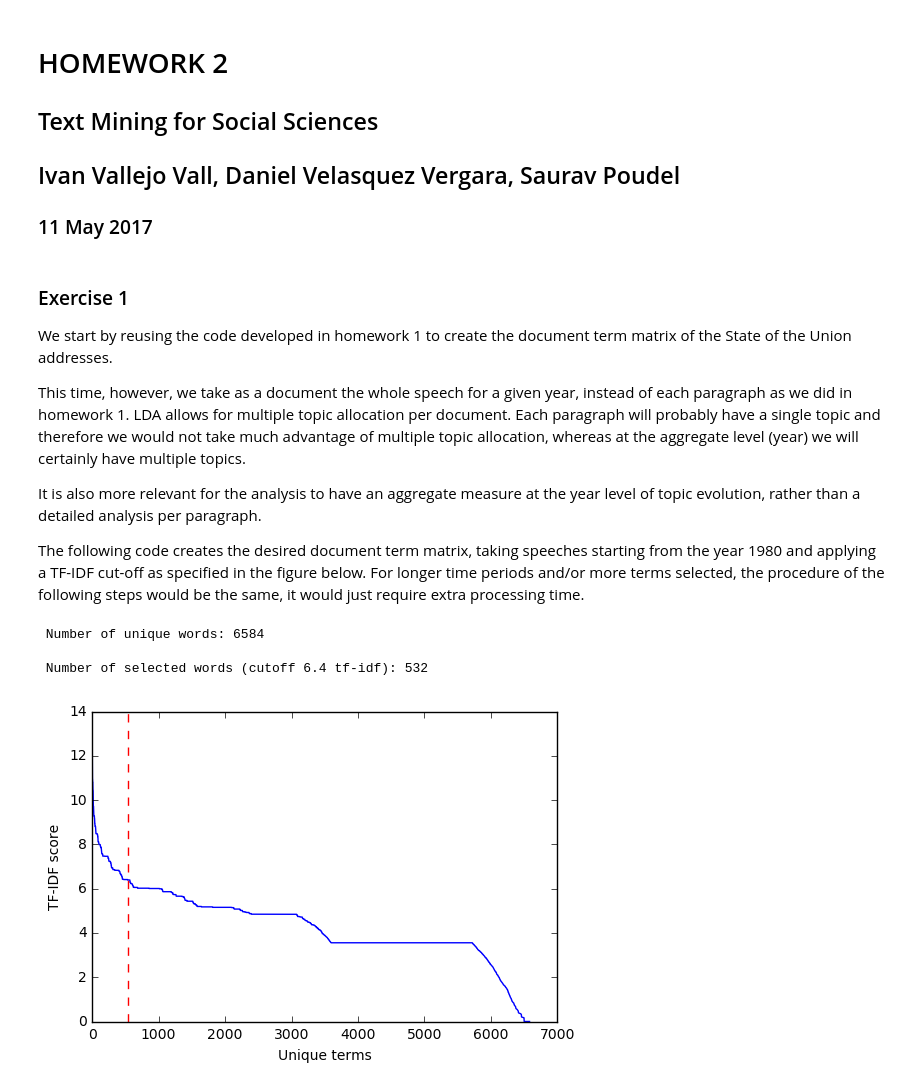
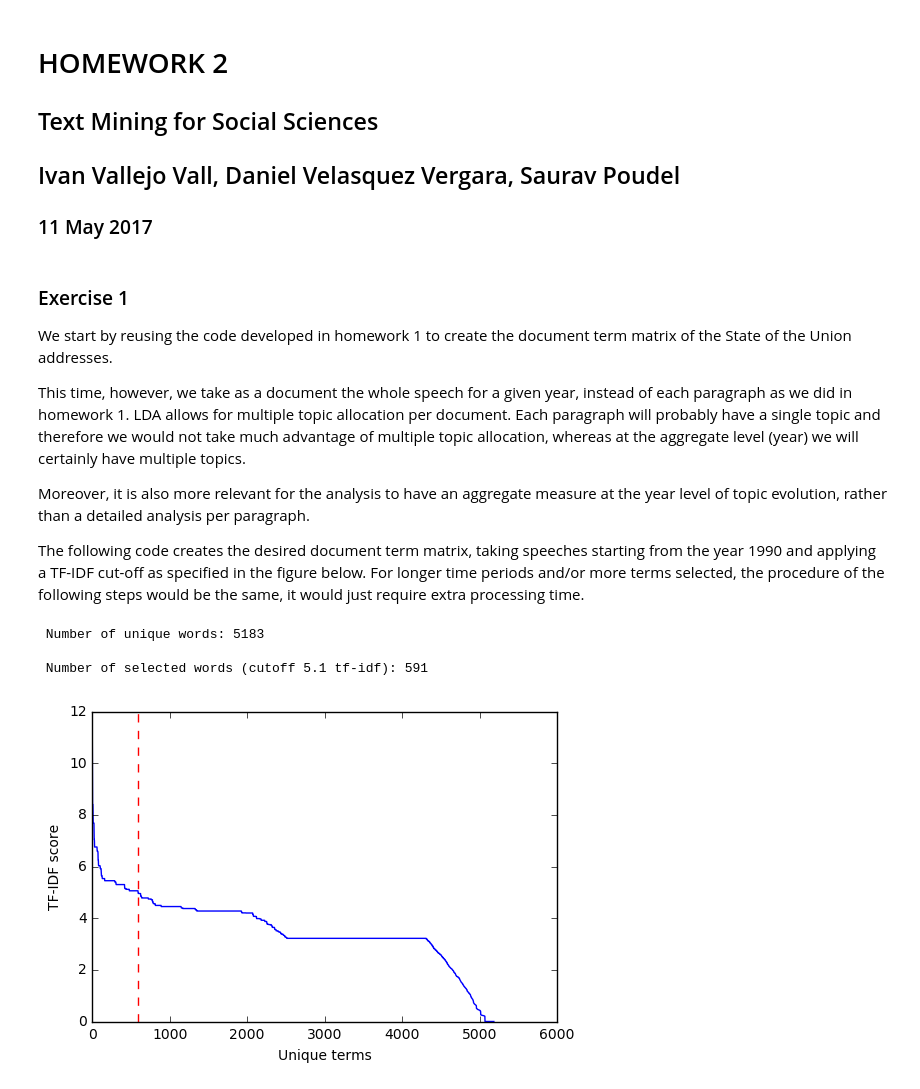
Before and after one commit to veldanie/text_mining, a Jupyter notebook: Report2.ipynb, the cells around one changed output. Saved outputs shown, nothing was run; the diff lists cells and outputs as text; code cells hidden in the pictures.

```diff
--- a/Report2.ipynb
+++ b/Report2.ipynb
@@ -10,9 +10,9 @@ We start by reusing the code developed in homework 1 to create the document term
 
 This time, however, we take as a document the whole speech for a given year, instead of each paragraph as we did in homework 1. LDA allows for multiple topic allocation per document. Each paragraph will probably have a single topic and therefore we would not take much advantage of multiple topic allocation, whereas at the aggregate level (year) we will certainly have multiple topics.
 
-It is also more relevant for the analysis to have an aggregate measure at the year level of topic evolution, rather than a detailed analysis per paragraph.
+Moreover, it is also more relevant for the analysis to have an aggregate measure at the year level of topic evolution, rather than a detailed analysis per paragraph.
 
-The following code creates the desired document term matrix, taking speeches starting from the year 1980 and applying a TF-IDF cut-off as specified in the figure below. For longer time periods and/or more terms selected, the procedure of the following steps would be the same, it would just require extra processing time.
+The following code creates the desired document term matrix, taking speeches starting from the year 1990 and applying a TF-IDF cut-off as specified in the figure below. For longer time periods and/or more terms selected, the procedure of the following steps would be the same, it would just require extra processing time.
 # %%
 #import packages
 import numpy as np
@@ -26,7 +26,7 @@ import operator
 # Download corpora if necessary: nl.download()
 
 # Start analysis from this year
-year = 1980
+year = 1990
 span = 2014-year+1
 
 # Import state-of-the-union speech
@@ -38,7 +38,7 @@ text_data = text_raw.loc[text_raw['year']>=year, :]
 # Reconstitute full speech for each year
 text_year = pd.DataFrame(index=range(span), columns=['speech','year'])
 for i in range(span):
-    text_year['speech'][i]=''.join(text_data['speech'][text_data['year']==year+i])
+    text_year['speech'][i]=' '.join(text_data['speech'][text_data['year']==year+i])
     text_year['year'][i]= year+i
 
 #Processing of the data
@@ -69,34 +69,34 @@ word_count = nl.FreqDist(tokens)
 tf = {k: 1+np.log(v) for k, v in word_count.items()}
 df = {k: np.sum(list(map(lambda x: k in x, docs))) for k in word_count.keys()}
 idf = {k: np.log(ld/v) for k, v in df.items()}
 tfidf = {k : v * tf[k] for k, v in idf.items() if k in tf}
 
 # Based on the ranking we select 500 words with highest tf-idf
 # 1st we get the rank
 rank = sorted(tfidf.items(), key=operator.itemgetter(1), reverse=True)
 cutoff = rank[530][1]-0.0001
 # 2nd apply the cut-off
 selected_words = {k: v for k, v in tfidf.items() if v>cutoff}
 ls = len(selected_words) # number of selected words
 
 %matplotlib inline
 plt.plot([x[1] for x in rank])
 plt.axvline(ls, color='red',linestyle='dashed')
 plt.xlabel("Unique terms")
 plt.ylabel("TF-IDF score")
 
 print("\n Number of unique words: %d" %lw)
 
 print("\n Number of selected words (cutoff %3.1f tf-idf): %d" %(cutoff,ls))
 
 #Document-term matrix using words selected using the tf-idf score.
 X = pd.DataFrame(np.zeros(shape = (ld, ls)), columns = selected_words.keys())
 
 for w in selected_words.keys():
     X[w] = list(map(lambda x: x.count(w), docs))
 # %% [output]
- Number of unique words: 6584
+ Number of unique words: 5183
 
- Number of selected words (cutoff 6.4 tf-idf): 532
+ Number of selected words (cutoff 5.1 tf-idf): 591
-[figure, old version]
+[figure, new version]
 # %% [markdown]
```
Also changed, not shown: parts of 7 cells of this notebook.
